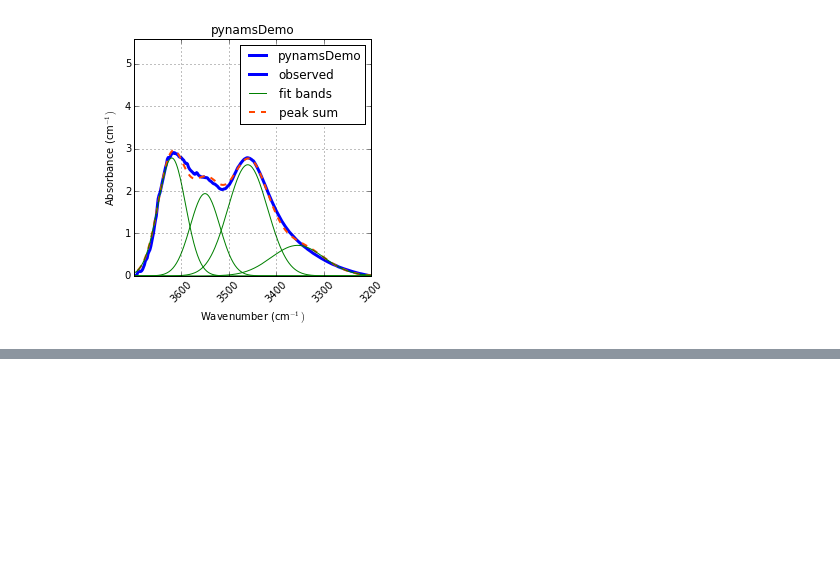
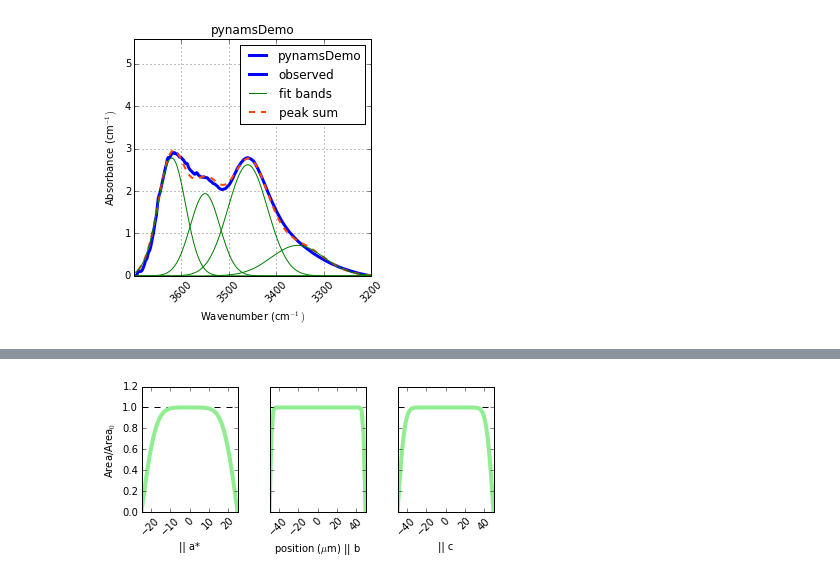
Before and after one commit to EFerriss/Pynams, a Jupyter notebook: EXAMPLES.ipynb, the cells around one changed output, grey strips where cells are left out. Saved outputs shown, nothing was run; the diff lists cells and outputs as text; code cells hidden in the pictures; blank space fills up the shorter version.

```diff
--- a/EXAMPLES.ipynb
+++ b/EXAMPLES.ipynb
@@ -148,0 +173,8 @@ fig.set_size_inches(5, 5)
+# %%
+lengths_microns = [50., 100., 100.]
+log10Ds_m2s = [-12., -13., -12.]
+
+fig, axes, v, x, y = diffusion.diffusion3Dnpi(lengths_microns, log10Ds_m2s, time_seconds=time_minutes/60.,
+                                              initial=1, final=0., top=1.2, plot3=True)
+# %% [output]
+[figure, added]
```
Also changed, not shown: parts of 9 cells of this notebook, 6 other files.
